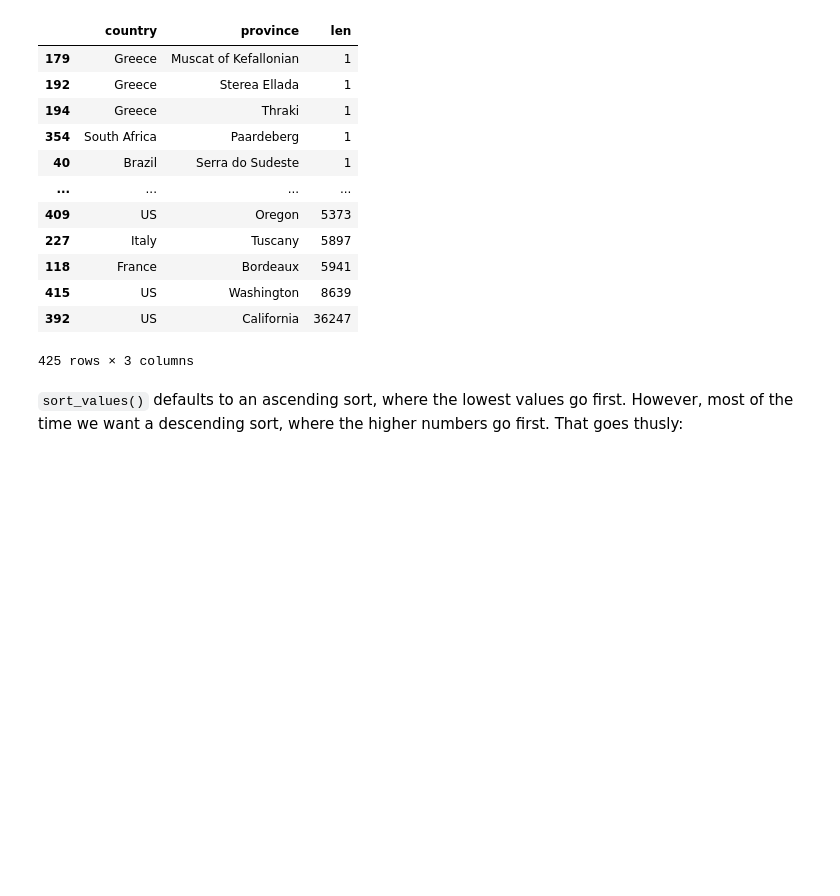
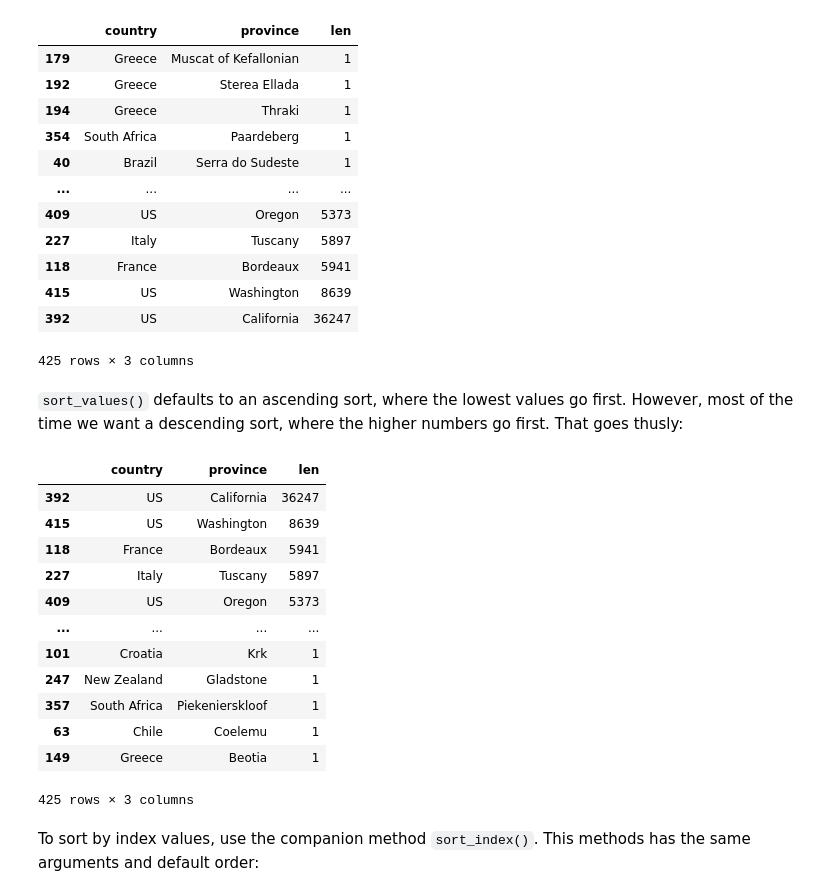
Before and after one commit to laurahuggon/tutorial_python, a Jupyter notebook: Kaggle_Pandas/Grouping-and-Sorting.ipynb, the cells around one changed output. Cells and saved outputs as stored; diff of their text form; code cells hidden in the pictures; blank space fills up the shorter version.

```diff
--- a/Kaggle_Pandas/Grouping-and-Sorting.ipynb
+++ b/Kaggle_Pandas/Grouping-and-Sorting.ipynb
@@ -213,3 +213,21 @@ countries_reviewed.sort_values(by="len")
 425 rows × 3 columns
 # %% [markdown]
 `sort_values()` defaults to an ascending sort, where the lowest values go first. However, most of the time we want a descending sort, where the higher numbers go first. That goes thusly:
+# %%
+countries_reviewed.sort_values(by='len', ascending=False)
+# %% [output]
+|  | country | province | len |
+| 392 | US | California | 36247 |
+| 415 | US | Washington | 8639 |
+| 118 | France | Bordeaux | 5941 |
+| 227 | Italy | Tuscany | 5897 |
+| 409 | US | Oregon | 5373 |
+| ... | ... | ... | ... |
+| 101 | Croatia | Krk | 1 |
+| 247 | New Zealand | Gladstone | 1 |
+| 357 | South Africa | Piekenierskloof | 1 |
+| 63 | Chile | Coelemu | 1 |
+| 149 | Greece | Beotia | 1 |
+425 rows × 3 columns
+# %% [markdown]
+To sort by index values, use the companion method `sort_index()`. This methods has the same arguments and default order:
```
Also changed, not shown: parts of 3 cells of this notebook.
